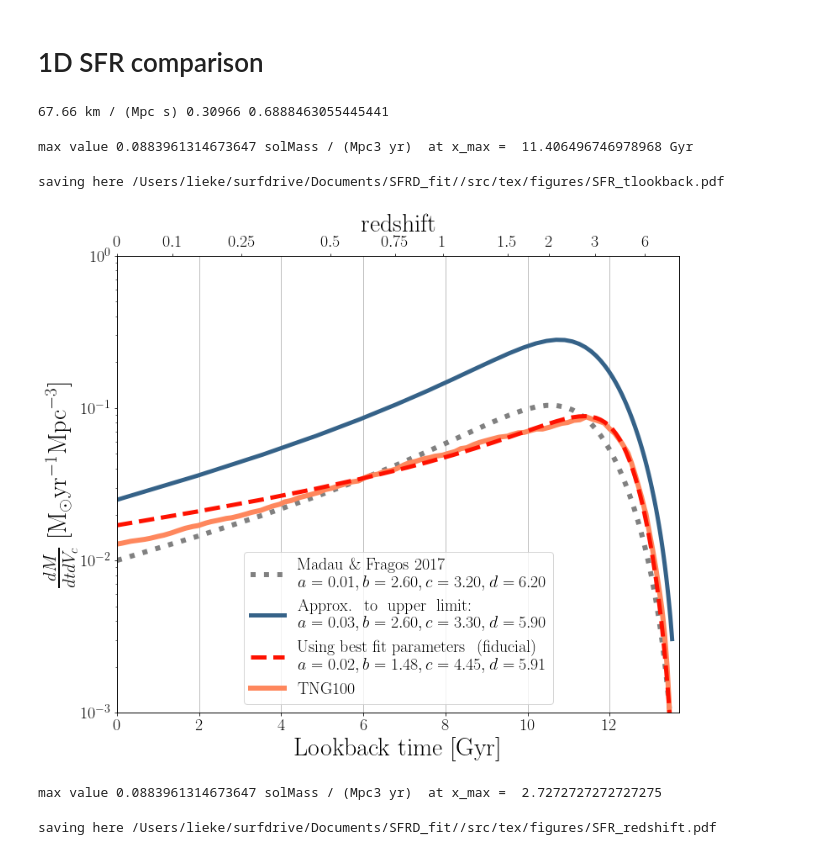
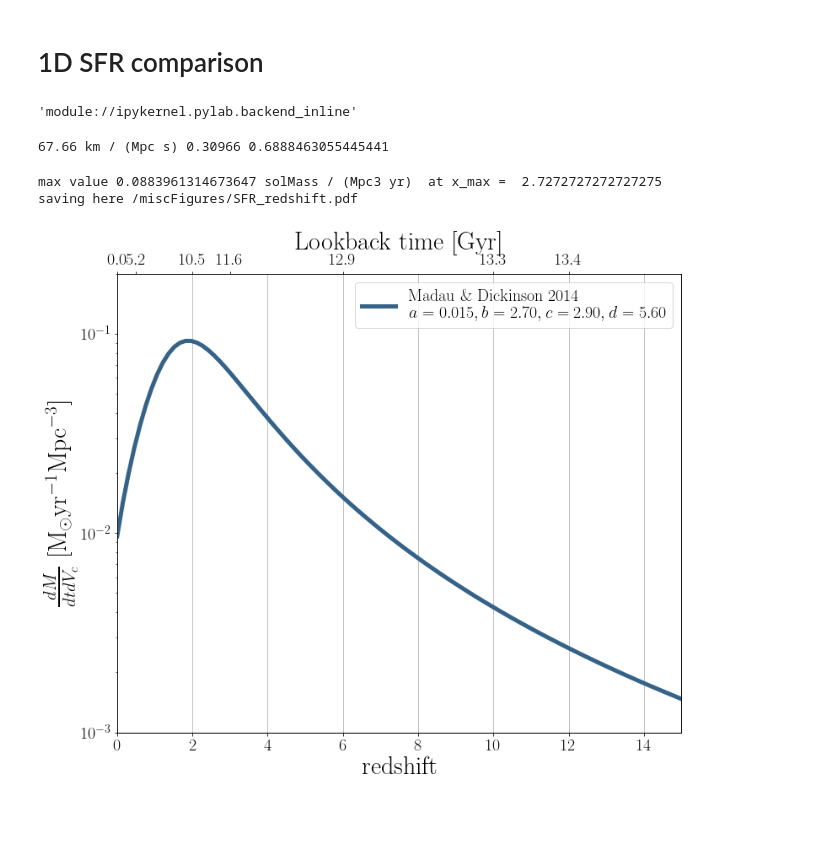
Before and after one commit to sashalvna/SFRD_fit, a Jupyter notebook: src/scripts/Notebooks/SFRD(z).ipynb, the cells around one changed output. Saved outputs shown, nothing was run; the diff lists cells and outputs as text; code cells hidden in the pictures; blank space fills up the shorter version.

Commit message:
minor additions to notebooks to make presentation plots

```diff
--- a/src/scripts/Notebooks/SFRD(z).ipynb
+++ b/src/scripts/Notebooks/SFRD(z).ipynb
@@ -60,6 +61,10 @@ for obj in ['figure','axes']:
     plt.rc(obj, titlesize=BIGGER_SIZE)    # fontsize of the tick labels
 plt.rc('font', size=MEDIUM_SIZE)          # controls default text sizes
 plt.rc('legend', fontsize=SMALL_SIZE)    # legend fontsize
+# %%
+matplotlib.get_backend()
+# %% [output]
+'module://ipykernel.pylab.backend_inline'
 # %%
 cosmo
 print(cosmo.H0, cosmo.Om0, cosmo.Ode0)
@@ -85,15 +90,15 @@ def plot_SFR(sf_a = 0.017, sf_b = 1.481, sf_c = 4.452,  sf_d = 5.913, show_legen
 
 #     #default M&D 14
 #     # Because MD14 was computed using a salpeter IMF, you need to correct the SFRD!
-#     salpeter_to_kroupa = (1./1.55)
-#     ax.plot(x1, salpeter_to_kroupa*Z_SFRD.Madau_Dickinson2014(redshift_list),
-#              label = 'Madau $\&$ Dickinson 2014\n $a=%.3f, b=%.2f, c=%.2f, d=%.2f$'% (0.015,2.7,2.9,5.6)
-#              , c = 'royalblue', ls = '--',lw=2)
+    salpeter_to_kroupa = (1./1.55)
+    ax.plot(x1, salpeter_to_kroupa*Z_SFRD.Madau_Dickinson2014(redshift_list),
+             label = 'Madau $\&$ Dickinson 2014\n $a=%.3f, b=%.2f, c=%.2f, d=%.2f$'% (0.015,2.7,2.9,5.6)
+             , c = '#356288', ls = '-',lw=5)
 
     #default Madau & Fragos 17
-    ax.plot(x1, Z_SFRD.Madau_Dickinson2014(redshift_list, a=0.01, b=2.6, c=3.2, d=6.2),
-             label = 'Madau $\&$ Fragos 2017\n $a=%.2f, b=%.2f, c=%.2f, d=%.2f$'% (0.01,2.6,3.2,6.2)
-             , c = 'grey', ls = ':',lw=6)
+#     ax.plot(x1, Z_SFRD.Madau_Dickinson2014(redshift_list, a=0.01, b=2.6, c=3.2, d=6.2),
+#              label = 'Madau $\&$ Fragos 2017\n $a=%.2f, b=%.2f, c=%.2f, d=%.2f$'% (0.01,2.6,3.2,6.2)
+#              , c = 'grey', ls = ':',lw=6)
 
 #     #default Coen
 #     ax.plot(x1, Z_SFRD.Madau_Dickinson2014(redshift_list, a=0.01, b=2.77, c=2.9, d=4.7),
@@ -102,28 +107,28 @@ def plot_SFR(sf_a = 0.017, sf_b = 1.481, sf_c = 4.452,  sf_d = 5.913, show_legen
 
     #########
     # Approximate max SFRD
-    if show_powerlaw_fit:
-        # --> Thick brown line in Fig. 11 Chruslinska + 2021 (models: 30*f14SBBiC)
-        upper_redshifts, upper_SFRD = powerlaw_fit_Chruslinska21()
-        if x_redshift:
-            upper_x = upper_redshifts
-        else:
-            upper_x = cosmo.lookback_time(upper_redshifts)
-        ax.plot(upper_x, upper_SFRD,
-             label = r'$\rm{Max \ SFR, \ Chruslinska \ et \ al. \ 2021: (SB: \ B18/C17)}$',
-                c = 'brown', lw=5, ls = '-.')
+#     if show_powerlaw_fit:
+#         # --> Thick brown line in Fig. 11 Chruslinska + 2021 (models: 30*f14SBBiC)
+#         upper_redshifts, upper_SFRD = powerlaw_fit_Chruslinska21()
+#         if x_redshift:
+#             upper_x = upper_redshifts
+#         else:
+#             upper_x = cosmo.lookback_time(upper_redshifts)
+#         ax.plot(upper_x, upper_SFRD,
+#              label = r'$\rm{Max \ SFR, \ Chruslinska \ et \ al. \ 2021: (SB: \ B18/C17)}$',
+#                 c = 'brown', lw=5, ls = '-.')
 
     #Resembling thick brown line in Fig. 11 Chruslinska + 2021
     a_max, b_max, c_max, d_max = 0.025,2.6,3.3,5.9 #2.5,2.9,4.5
-    ax.plot(x1, Z_SFRD.Madau_Dickinson2014(redshift_list, a=a_max, b=b_max, c=c_max, d=d_max),
-             label = 'Approx. \ to \ upper \ limit: \n $a=%.2f, b=%.2f, c=%.2f, d=%.2f$'% (a_max, b_max, c_max, d_max)
-             , c = '#356288', lw=5, ls = '-')
+#     ax.plot(x1, Z_SFRD.Madau_Dickinson2014(redshift_list, a=a_max, b=b_max, c=c_max, d=d_max),
+#              label = 'Approx. \ to \ upper \ limit: \n $a=%.2f, b=%.2f, c=%.2f, d=%.2f$'% (a_max, b_max, c_max, d_max)
+#              , c = '#356288', lw=5, ls = '-')
 
     # BEST FIT
     try:
         y_vals = Z_SFRD.Madau_Dickinson2014(redshift_list, a=sf_a, b=sf_b, c=sf_c,  d=sf_d)
-        ax.plot(x1, y_vals,label = 'Using best fit parameters \ (fiducial) \n $a=%.2f, b=%.2f, c=%.2f, d=%.2f$'% (sf_a,sf_b,sf_c, sf_d),
-                 c = '#fe1100', lw=5, ls = '--', zorder =10)
+#         ax.plot(x1, y_vals,label = 'Using best fit parameters \ (fiducial) \n $a=%.2f, b=%.2f, c=%.2f, d=%.2f$'% (sf_a,sf_b,sf_c, sf_d),
+#                  c = '#fe1100', lw=5, ls = '--', zorder =10)
         print('max value', y_vals[np.argmax(y_vals)], ' at x_max = ', x1[np.argmax(y_vals)])
     except:
         print('you probably havent run the optimzation yet..')
@@ -155,7 +160,7 @@ def plot_SFR(sf_a = 0.017, sf_b = 1.481, sf_c = 4.452,  sf_d = 5.913, show_legen
     else:
         xobs = Lookbacktimes
 
-    ax.plot(xobs, np.sum(TNG_SFRD,axis=1), label = 'TNG100', c = '#fe875d', lw=6)
+#     ax.plot(xobs, np.sum(TNG_SFRD,axis=1), label = 'TNG100', c = '#fe875d', lw=6)
 
     ##########################################
     # Checking normalization of what I will fit
@@ -206,44 +211,42 @@ def plot_SFR(sf_a = 0.017, sf_b = 1.481, sf_c = 4.452,  sf_d = 5.913, show_legen
         z_ticks = [cosmo.lookback_time(z) for z in redshift_tick_list]
 
         # And annotate the tick labels :)
         ax2.set_xticks([cosmo.lookback_time(z).value for z in redshift_tick_list])
         ax2.set_xticklabels(['${:g}$'.format(z) for z in redshift_tick_list])
         ax2.set_xlabel('$\mathrm{redshift}$', fontsize = 30)
 
 
     ##########################################################################
     ax.xaxis.grid(5) # vertical lines
     # Make sure top and bottom axis are lined up (have same limmits)
     ax.set_xlim(tmin, tmax)
     ax2.set_xlim(tmin, tmax)
     logy = True
     if logy:
         plt.yscale('log')
     ax.set_ylabel(r'$\frac{dM}{dt dV_c}$ $\mathrm{[M_{\odot} yr^{-1} Mpc^{-3}]}$', fontsize = 30)
-    ax.set_ylim(1e-3, 1.)
+    ax.set_ylim(1e-3, 0.2)
     if show_legend:
         ax.legend()
     if x_redshift:
-        print('saving here', save_loc + 'SFR_redshift'+'.pdf')
-        plt.savefig(save_loc + 'SFR_redshift'+'.pdf',  bbox_inches='tight')
+        print('saving here', paths.data /  '/miscFigures/SFR_redshift.pdf')
+        plt.savefig(paths.data /  'miscFigures/pres_SFR_redshift.pdf',  bbox_inches='tight')
     else:
-        print('saving here', save_loc + 'SFR_tlookback'+'.pdf')
-        plt.savefig(save_loc + 'SFR_tlookback'+'.pdf',  bbox_inches='tight')
+        print('saving here', paths.data /  'miscFigures/pres_SFR_tlookback.pdf')
+        plt.savefig(paths.data /  'miscFigures/pres_SFR_tlookback.pdf',  bbox_inches='tight')
 
     plt.show()
 
 
 
-# time axis
-plot_SFR(sf_a = 0.017, sf_b = 1.481, sf_c = 4.452,  sf_d = 5.913,show_legend = True,
-         redshift_list  = np.linspace(0,15, num=100), x_redshift = False, tmin=0.0, tmax = 13.7)
+# # time axis
+# plot_SFR(sf_a = 0.017, sf_b = 1.481, sf_c = 4.452,  sf_d = 5.913,show_legend = True,
+#          redshift_list  = np.linspace(0,15, num=100), x_redshift = False, tmin=0.0, tmax = 13.7)
 
 # redshift axis
-plot_SFR(sf_a = 0.017, sf_b = 1.481, sf_c = 4.452,  sf_d = 5.913,show_legend = False,
+plot_SFR(sf_a = 0.017, sf_b = 1.481, sf_c = 4.452,  sf_d = 5.913,show_legend = True,
          redshift_list  = np.linspace(0,15, num=100), x_redshift = True, tmin=0.0, tmax = 15)
 # %% [output]
-max value 0.0883961314673647 solMass / (Mpc3 yr)  at x_max =  11.406496746978968 Gyr
+max value 0.0883961314673647 solMass / (Mpc3 yr)  at x_max =  2.7272727272727275
+saving here /miscFigures/SFR_redshift.pdf
-saving here /Users/lieke/surfdrive/Documents/SFRD_fit//src/tex/figures/SFR_tlookback.pdf
-[figure, old version]
+[figure, new version]
-max value 0.0883961314673647 solMass / (Mpc3 yr)  at x_max =  2.7272727272727275
-saving here /Users/lieke/surfdrive/Documents/SFRD_fit//src/tex/figures/SFR_redshift.pdf
```
Also changed, not shown: parts of 2 cells of this notebook, 8 other files.
